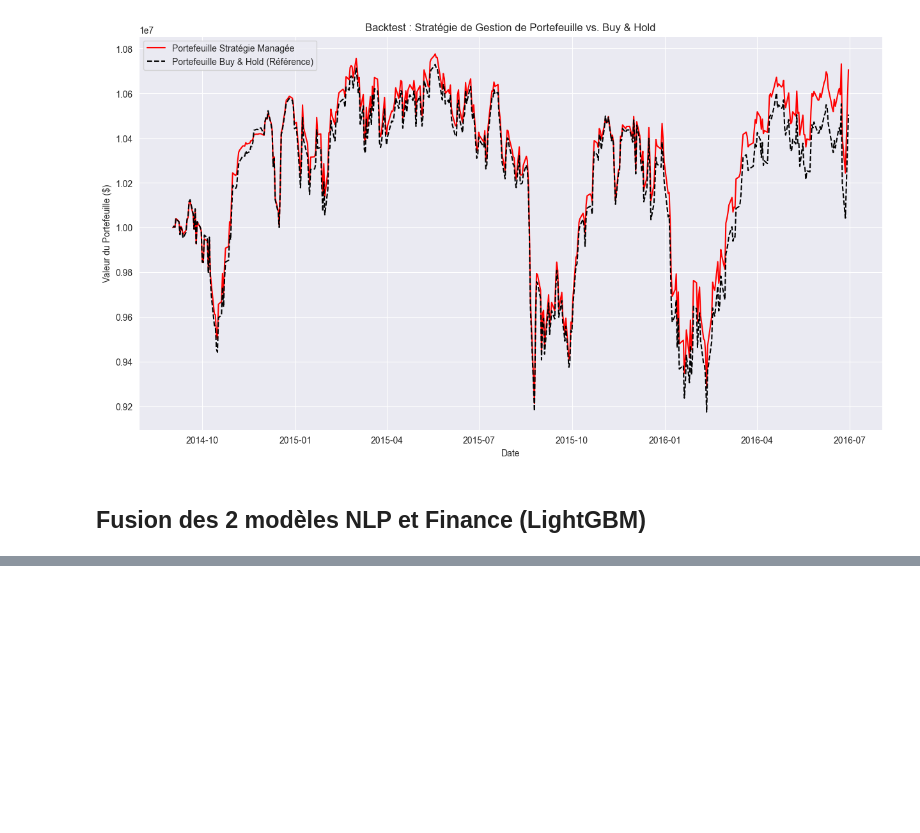
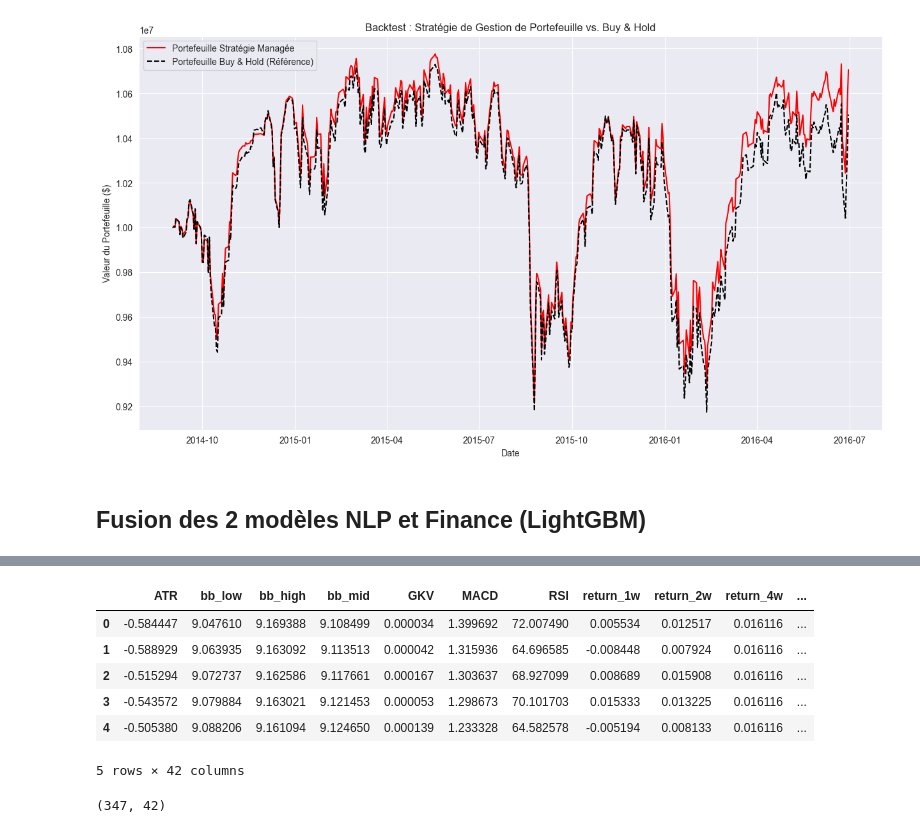
Before and after one commit to arcadiumstreet/MachineLearningProject, a Jupyter notebook: Project/notebook/indicators.ipynb, the cells around one changed output, grey strips where cells are left out. Saved outputs shown, nothing was run; the diff lists cells and outputs as text; code cells hidden in the pictures; blank space fills up the shorter version.

```diff
--- a/Project/notebook/indicators.ipynb
+++ b/Project/notebook/indicators.ipynb
@@ -1491,3 +1491,45 @@ Valeur finale du Buy & Hold : $10,505,303.43 (Rendement: 5.05%)
 ## Fusion des 2  modèles NLP et Finance (LightGBM)
 # %%
 #c'est a toi de tenter des choses mtn
+# %%
+model_path = "checkpoints/hybrid_system"
+from pathlib import Path
+import pandas as pd
+import numpy as np
+import os
+import sys
+import pickle
+import torch
+from datasets import load_from_disk
+
+curr_path = Path(os.getcwd())
+project_root = curr_path.parent
+if project_root not in sys.path:
+    sys.path.insert(0, project_root)
+
+# Add src directory to path for imports
+src_path = os.path.join(project_root, "src")
+if src_path not in sys.path:
+    sys.path.insert(0, src_path)
+
+FUSION_DATA_DIR = os.path.join(project_root, "data/fusion")
+PROCESSED_DATA_DIR = os.path.join(project_root, "data/processed")
+
+
+from models.hybrid_system.hybrid_stock_system import HybridStockSystem
+
+
+
+with open(os.path.join(project_root, model_path, "price_model.pkl"), 'rb') as f:
+    model_price = pickle.load(f)
+
+with open(os.path.join(project_root, model_path, "meta_learner.pkl"), 'rb') as f:
+    meta_learner = pickle.load(f)
+
+model_text = torch.load(os.path.join(project_root, model_path, "text_model.pt"), weights_only=False, map_location=torch.device('cpu'))
+# %%
+data_text = load_from_disk(os.path.join(FUSION_DATA_DIR, "data_text.arrow"))
+data_price = pd.read_csv(os.path.join(FUSION_DATA_DIR, "data_price.csv"))
+# %%
+y = data_price["target"]
+data_price = data_price.drop(columns=["target", "Date"], errors='ignore')
@@ -1493,0 +1592,14 @@ Valeur finale du Buy & Hold : $10,505,303.43 (Rendement: 5.05%)
+# %%
+data_price.head()
+# %% [output]
+|  | ATR | bb_low | bb_high | bb_mid | GKV | MACD | RSI | return_1w | return_2w | return_4w | ... |
+| 0 | -0.584447 | 9.047610 | 9.169388 | 9.108499 | 0.000034 | 1.399692 | 72.007490 | 0.005534 | 0.012517 | 0.016116 | ... |
+| 1 | -0.588929 | 9.063935 | 9.163092 | 9.113513 | 0.000042 | 1.315936 | 64.696585 | -0.008448 | 0.007924 | 0.016116 | ... |
+| 2 | -0.515294 | 9.072737 | 9.162586 | 9.117661 | 0.000167 | 1.303637 | 68.927099 | 0.008689 | 0.015908 | 0.016116 | ... |
+| 3 | -0.543572 | 9.079884 | 9.163021 | 9.121453 | 0.000053 | 1.298673 | 70.101703 | 0.015333 | 0.013225 | 0.016116 | ... |
+| 4 | -0.505380 | 9.088206 | 9.161094 | 9.124650 | 0.000139 | 1.233328 | 64.582578 | -0.005194 | 0.008133 | 0.016116 | ... |
+5 rows × 42 columns
+# %%
+price_test.shape
+# %% [output]
+(347, 42)
```
Also changed, not shown: parts of 13 cells of this notebook, 1 other file.
